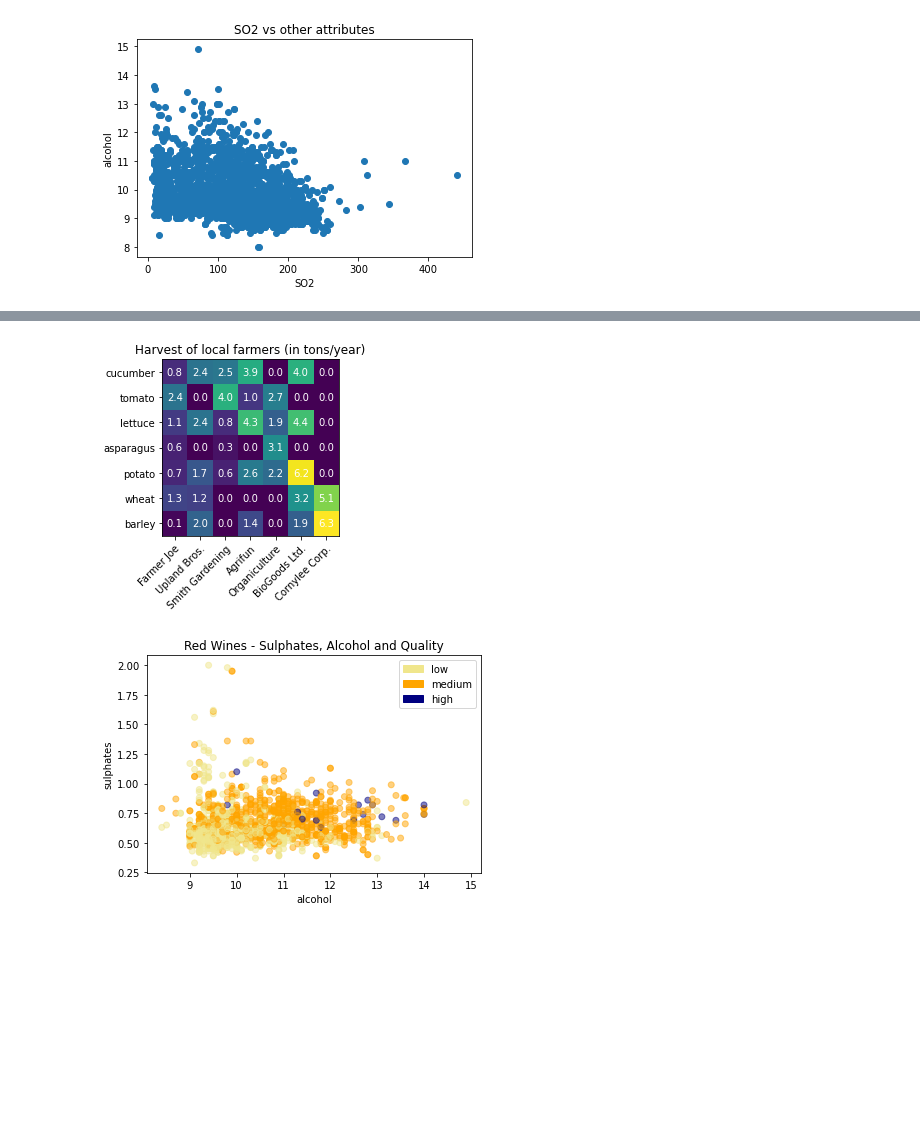
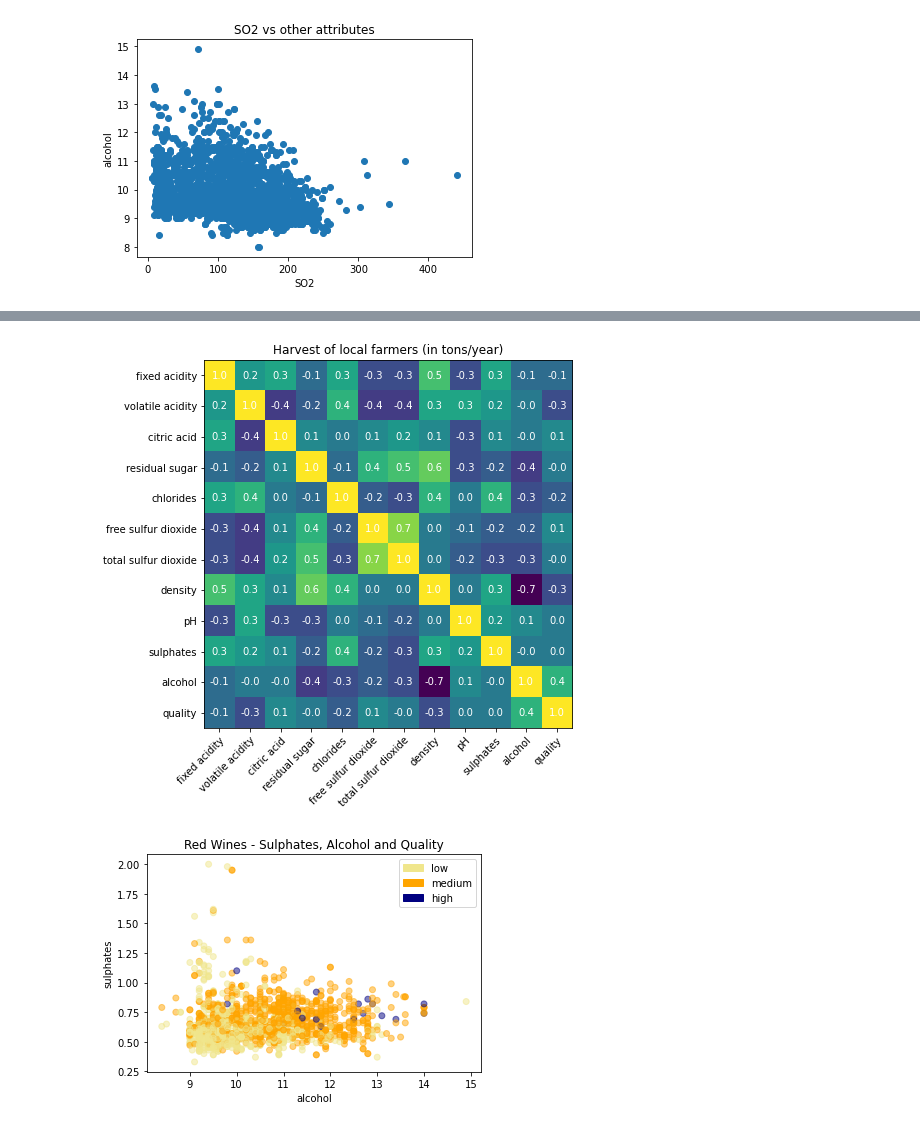
Before and after one commit to Jacopo-Spadon/Wine-not, a Jupyter notebook: Wine not data Wrangling.ipynb, the cells around one changed output, grey strips where cells are left out. Saved outputs shown, nothing was run; the diff lists cells and outputs as text; code cells hidden in the pictures; blank space fills up the shorter version.

Commit message:
Heatmap

```diff
--- a/Wine not data Wrangling.ipynb
+++ b/Wine not data Wrangling.ipynb
@@ -346,0 +374,7 @@ for column in wines.columns[0 : -3]:
+# %%
+# wines_corr = np.around([wines.corr(method='pearson', min_periods=1).to_numpy()], decimals=1)
+
+wines_corr=wines.corr(method='pearson', min_periods=1).to_numpy()
+wines_hm=np.around(wines_corr, decimals=1)
+
+wines_hm
@@ -347,45 +399,35 @@ for column in wines.columns[0 : -3]:
 # %%
 # Heat map
 
-vegetables = ["cucumber", "tomato", "lettuce", "asparagus",
-              "potato", "wheat", "barley"]
-farmers = ["Farmer Joe", "Upland Bros.", "Smith Gardening",
-           "Agrifun", "Organiculture", "BioGoods Ltd.", "Cornylee Corp."]
-
-harvest = np.array([[0.8, 2.4, 2.5, 3.9, 0.0, 4.0, 0.0],
-                    [2.4, 0.0, 4.0, 1.0, 2.7, 0.0, 0.0],
-                    [1.1, 2.4, 0.8, 4.3, 1.9, 4.4, 0.0],
-                    [0.6, 0.0, 0.3, 0.0, 3.1, 0.0, 0.0],
-                    [0.7, 1.7, 0.6, 2.6, 2.2, 6.2, 0.0],
-                    [1.3, 1.2, 0.0, 0.0, 0.0, 3.2, 5.1],
-                    [0.1, 2.0, 0.0, 1.4, 0.0, 1.9, 6.3]])
-
+wines_colums = ["fixed acidity", "volatile acidity","citric acid","residual sugar","chlorides","free sulfur dioxide","total sulfur dioxide","density","pH","sulphates","alcohol","quality"]
+#wines_corr = np.around([wines.corr(method='pearson', min_periods=1).to_numpy()], decimals=1)
 
 fig, ax = plt.subplots()
-im = ax.imshow(harvest)
+im = ax.imshow(wines_hm)
 
 # We want to show all ticks...
-ax.set_xticks(np.arange(len(farmers)))
-ax.set_yticks(np.arange(len(vegetables)))
-# ... and label them with the respective list entries
-ax.set_xticklabels(farmers)
-ax.set_yticklabels(vegetables)
+ax.set_xticks(np.arange(len(wines_colums)))
+ax.set_yticks(np.arange(len(wines_colums)))
+# # ... and label them with the respective list entries
+ax.set_xticklabels(wines_colums)
+ax.set_yticklabels(wines_colums)
 
 # Rotate the tick labels and set their alignment.
 plt.setp(ax.get_xticklabels(), rotation=45, ha="right",
          rotation_mode="anchor")
 
 # Loop over data dimensions and create text annotations.
-for i in range(len(vegetables)):
-    for j in range(len(farmers)):
-        text = ax.text(j, i, harvest[i, j],
+for i in range(len(wines_colums)):
+    for j in range(len(wines_colums)):
+        text = ax.text(j, i, wines_hm[i, j],
                        ha="center", va="center", color="w")
 
 ax.set_title("Harvest of local farmers (in tons/year)")
 fig.tight_layout()
+fig.set_figheight(100)
 plt.show()
 # %% [output]
-[figure, old version]
+[figure, new version]
 # %%
 # Red Wines - Sulphates, Alcohol and Quality
 
```
Also changed, not shown: parts of 10 cells of this notebook.
